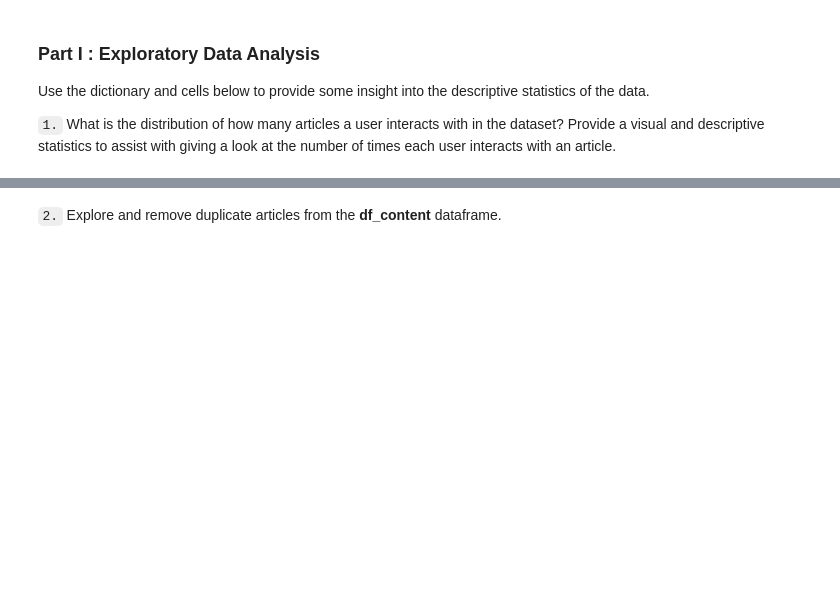
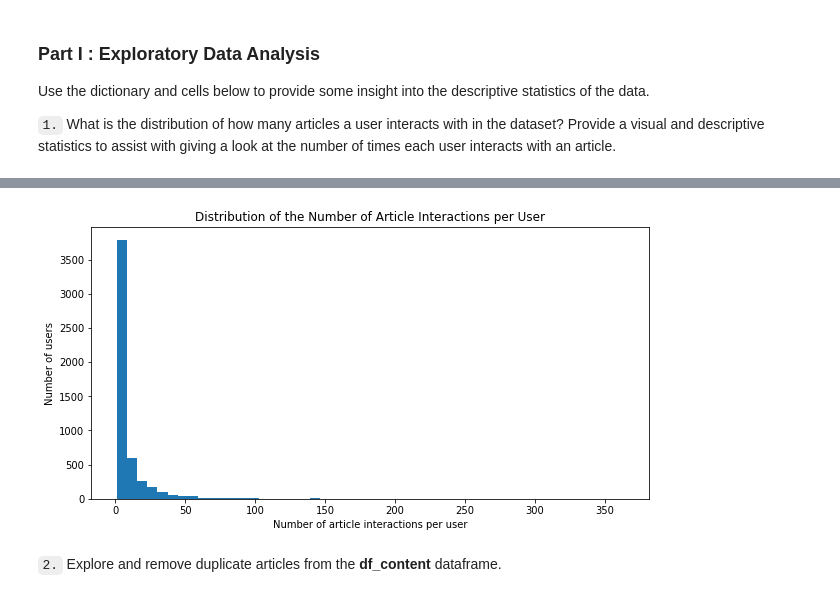
Before and after one commit to amitborkar98/IBM-Recommendations, a Jupyter notebook: Recommendations_with_IBM.ipynb, the cells around one changed output, grey strips where cells are left out. Saved outputs shown, nothing was run; the diff lists cells and outputs as text; code cells hidden in the pictures; blank space fills up the shorter version.

```diff
--- a/Recommendations_with_IBM.ipynb
+++ b/Recommendations_with_IBM.ipynb
@@ -46,3 +58,5 @@ df_content.head()
 Use the dictionary and cells below to provide some insight into the descriptive statistics of the data.
 
 `1.` What is the distribution of how many articles a user interacts with in the dataset?  Provide a visual and descriptive statistics to assist with giving a look at the number of times each user interacts with an article.
+# %%
+user_article = df.groupby('email').count()['article_id']
@@ -54,3 +80,11 @@ max_views_by_user = # The maximum number of user-article interactions by any 1 u
+# %%
+plt.figure(figsize=(10,5));
+plt.hist(user_article ,bins=50);
+plt.xlabel("Number of article interactions per user");
+plt.ylabel("Number of users");
+plt.title("Distribution of the Number of Article Interactions per User");
+# %% [output]
+[figure, added]
 # %% [markdown]
 `2.` Explore and remove duplicate articles from the **df_content** dataframe.
 # %%
```
Also changed, not shown: parts of 15 cells of this notebook.
